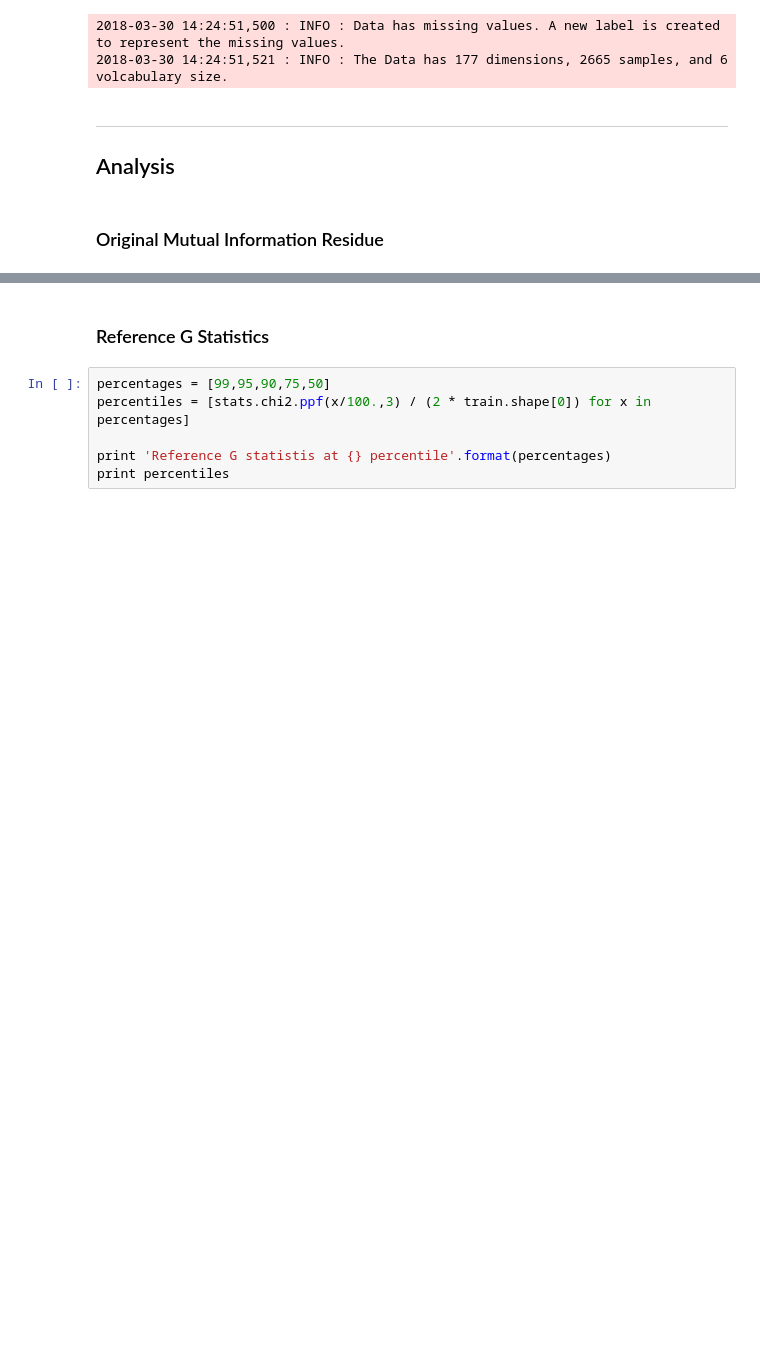
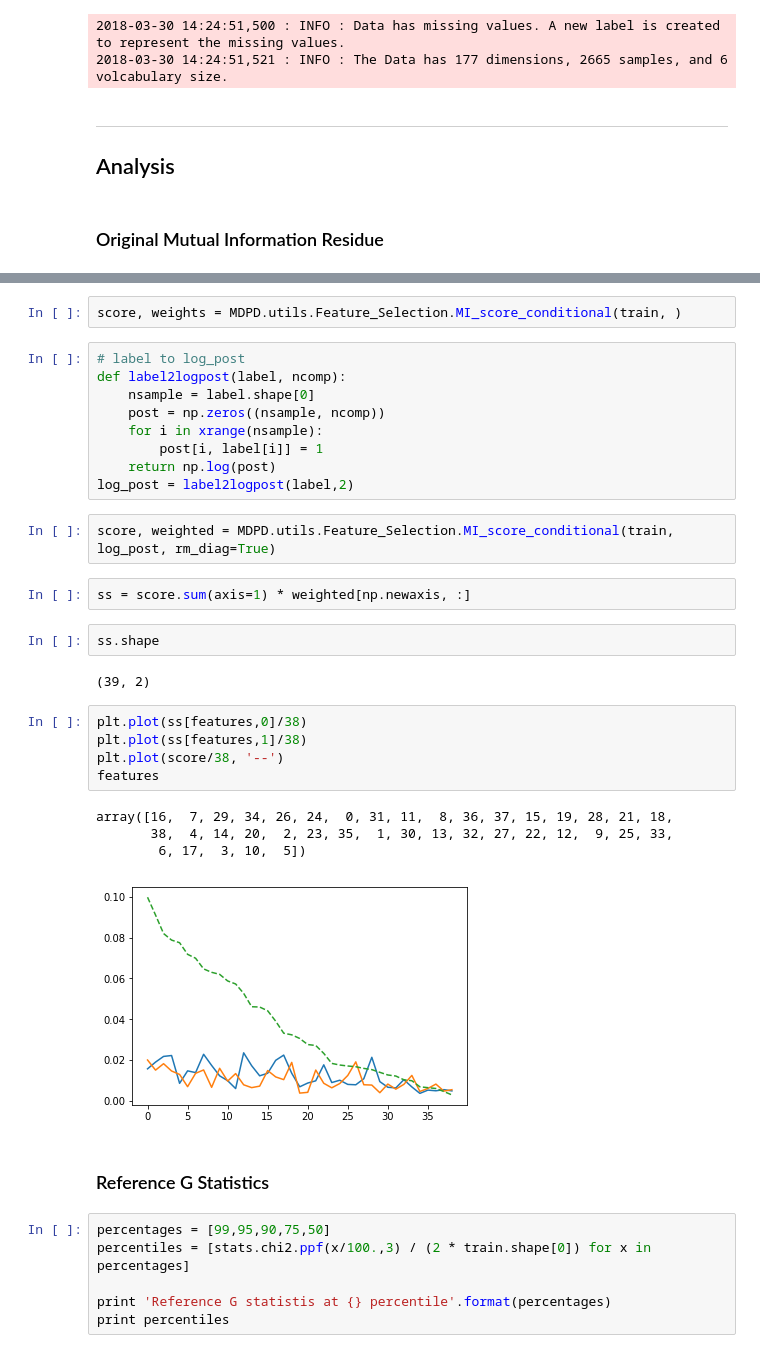
Before and after one commit to zyzzhaoyuzhe/MDPD, a Jupyter notebook: python/Crowdsourcing.ipynb, the cells around one changed output, grey strips where cells are left out. Cells and saved outputs as stored; diff of their text form; blank space fills up the shorter version.

Commit message:
Add MDPD2

```diff
--- a/python/Crowdsourcing.ipynb
+++ b/python/Crowdsourcing.ipynb
@@ -59,3 +61,32 @@ print np.sum(score) / (dim * (dim-1))
+# %%
+score, weights = MDPD.utils.Feature_Selection.MI_score_conditional(train, )
+# %%
+# label to log_post
+def label2logpost(label, ncomp):
+    nsample = label.shape[0]
+    post = np.zeros((nsample, ncomp))
+    for i in xrange(nsample):
+        post[i, label[i]] = 1
+    return np.log(post)
+log_post = label2logpost(label,2)
+# %%
+score, weighted = MDPD.utils.Feature_Selection.MI_score_conditional(train, log_post, rm_diag=True)
+# %%
+ss = score.sum(axis=1) * weighted[np.newaxis, :]
+# %%
+ss.shape
+# %% [output]
+(39, 2)
+# %%
+plt.plot(ss[features,0]/38)
+plt.plot(ss[features,1]/38)
+plt.plot(score/38, '--')
+features
+# %% [output]
+array([16,  7, 29, 34, 26, 24,  0, 31, 11,  8, 36, 37, 15, 19, 28, 21, 18,
+       38,  4, 14, 20,  2, 23, 35,  1, 30, 13, 32, 27, 22, 12,  9, 25, 33,
+        6, 17,  3, 10,  5])
+[figure, added]
 # %% [markdown]
 ### Reference G Statistics
 # %%
```
Also changed, not shown: parts of 6 cells of this notebook, 2 other files.
